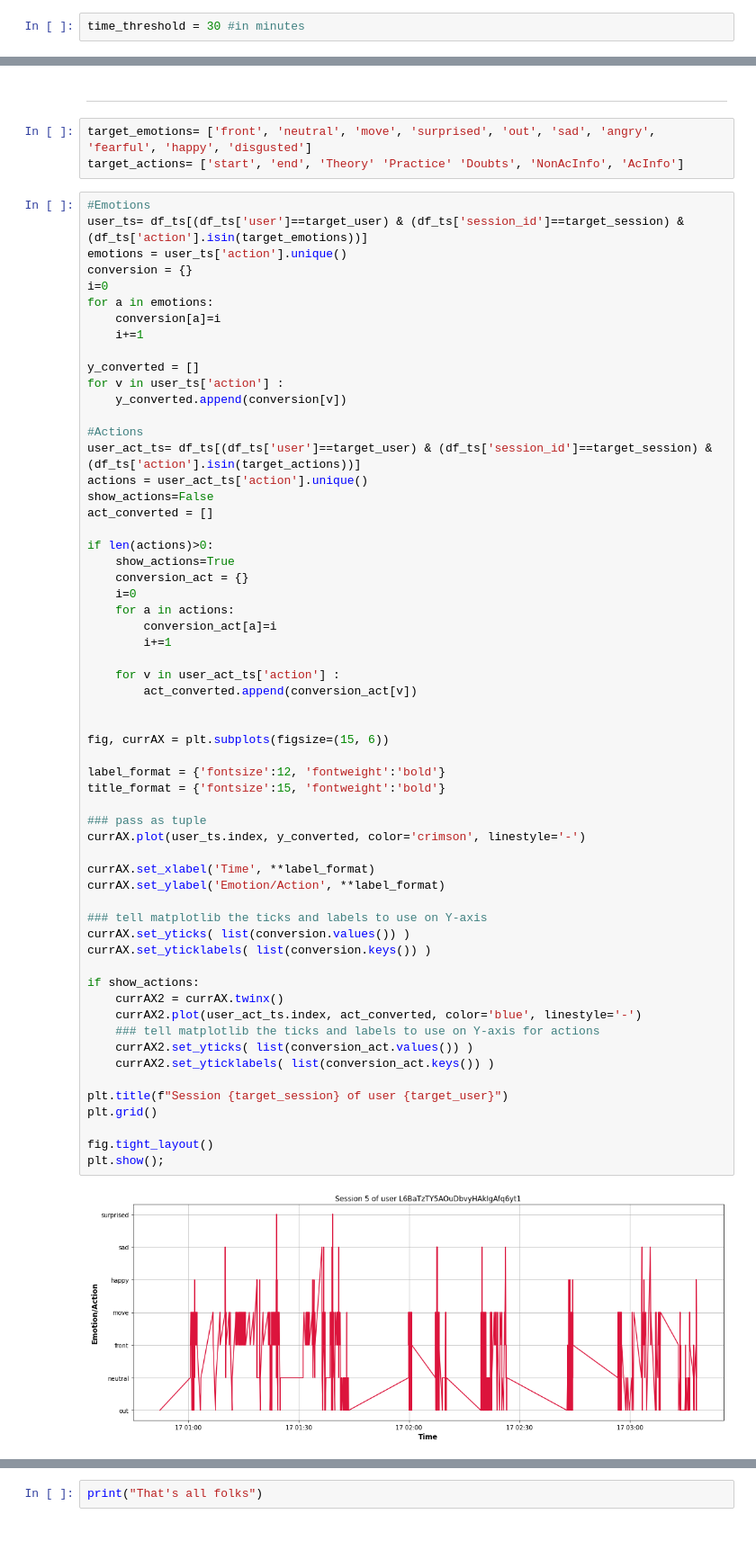
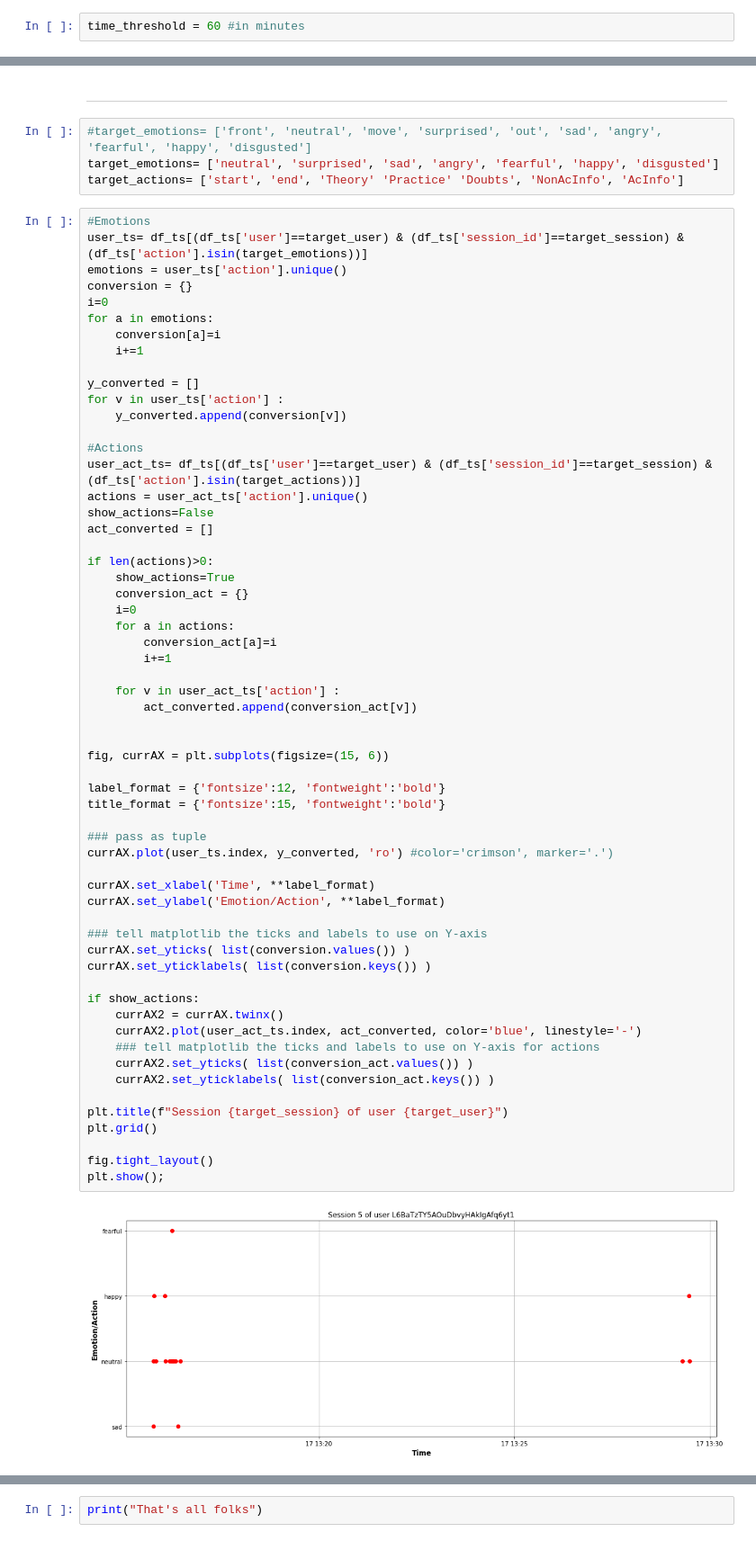
Before and after one commit to fterroso/PMAFI, a Jupyter notebook: 01_initial_analysis.ipynb, the cells around one changed output, grey strips where cells are left out. Shown at 90% size. Cells and saved outputs as stored; diff of their text form.

```diff
--- a/01_initial_analysis.ipynb
+++ b/01_initial_analysis.ipynb
@@ -59,7 +60,7 @@ df_= df_.sort_values('timestamp')
 # %% [markdown]
 *Edit the threshold to split sessions.*
 # %%
-time_threshold = 30 #in minutes
+time_threshold = 60 #in minutes
 # %% [markdown]
 ----------------------------------------------
 # %%
@@ -232,7 +233,8 @@ target_session= 5 #one at a time. Check the list of users from cell 16.
 # %% [markdown]
 --------------------------------------------------------
 # %%
-target_emotions= ['front', 'neutral', 'move', 'surprised', 'out', 'sad', 'angry', 'fearful', 'happy', 'disgusted']
+#target_emotions= ['front', 'neutral', 'move', 'surprised', 'out', 'sad', 'angry', 'fearful', 'happy', 'disgusted']
+target_emotions= ['neutral', 'surprised', 'sad', 'angry', 'fearful', 'happy', 'disgusted']
 target_actions= ['start', 'end', 'Theory' 'Practice' 'Doubts', 'NonAcInfo', 'AcInfo']
 # %%
 #Emotions
@@ -266,32 +268,32 @@ if len(actions)>0:
         act_converted.append(conversion_act[v])
 
 
 fig, currAX = plt.subplots(figsize=(15, 6))
 
 label_format = {'fontsize':12, 'fontweight':'bold'}
 title_format = {'fontsize':15, 'fontweight':'bold'}
 
 ### pass as tuple
-currAX.plot(user_ts.index, y_converted, color='crimson', linestyle='-')
+currAX.plot(user_ts.index, y_converted, 'ro') #color='crimson', marker='.')
 
 currAX.set_xlabel('Time', **label_format)
 currAX.set_ylabel('Emotion/Action', **label_format)
 
 ### tell matplotlib the ticks and labels to use on Y-axis
 currAX.set_yticks( list(conversion.values()) )
 currAX.set_yticklabels( list(conversion.keys()) )
 
 if show_actions:
     currAX2 = currAX.twinx()
     currAX2.plot(user_act_ts.index, act_converted, color='blue', linestyle='-')
     ### tell matplotlib the ticks and labels to use on Y-axis for actions
     currAX2.set_yticks( list(conversion_act.values()) )
     currAX2.set_yticklabels( list(conversion_act.keys()) )
 
 plt.title(f"Session {target_session} of user {target_user}")
 plt.grid()
 
 fig.tight_layout()
 plt.show();
 # %% [output]
-[figure, old version]
+[figure, new version]
```
Also changed, not shown: parts of 18 cells of this notebook.
